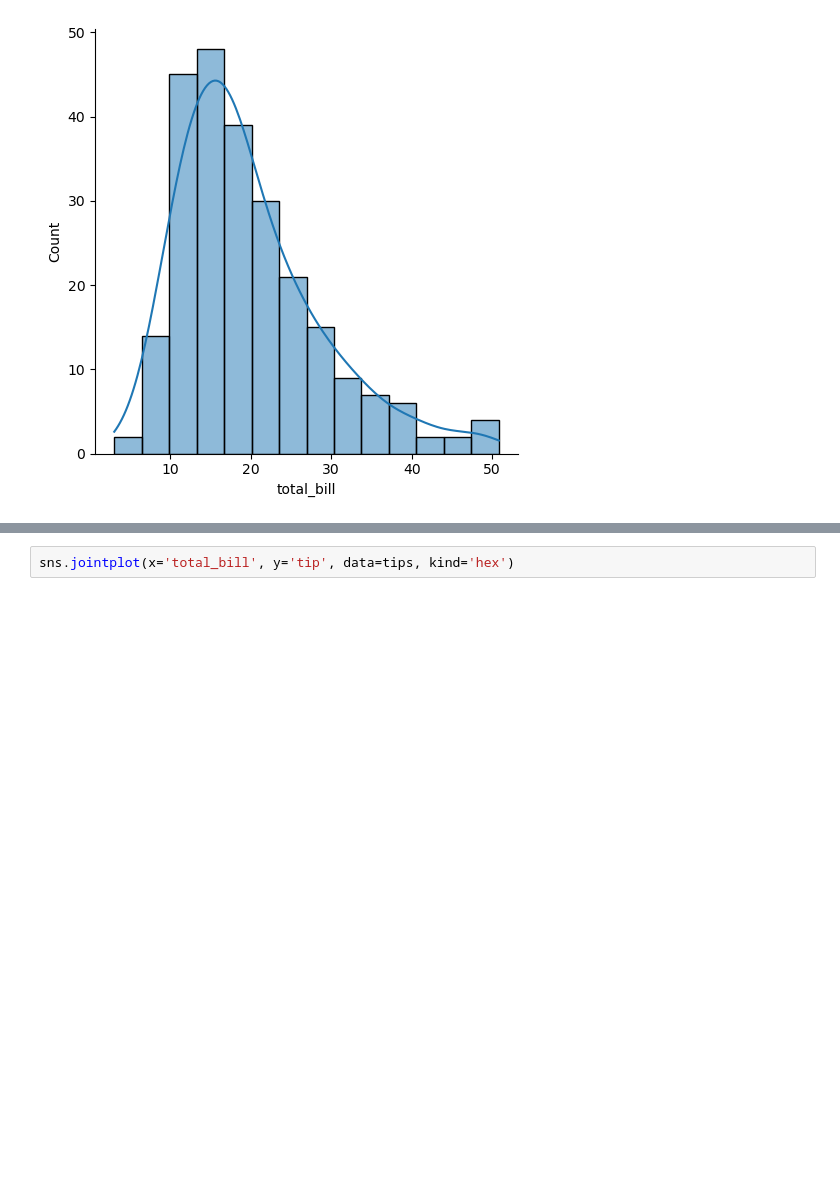
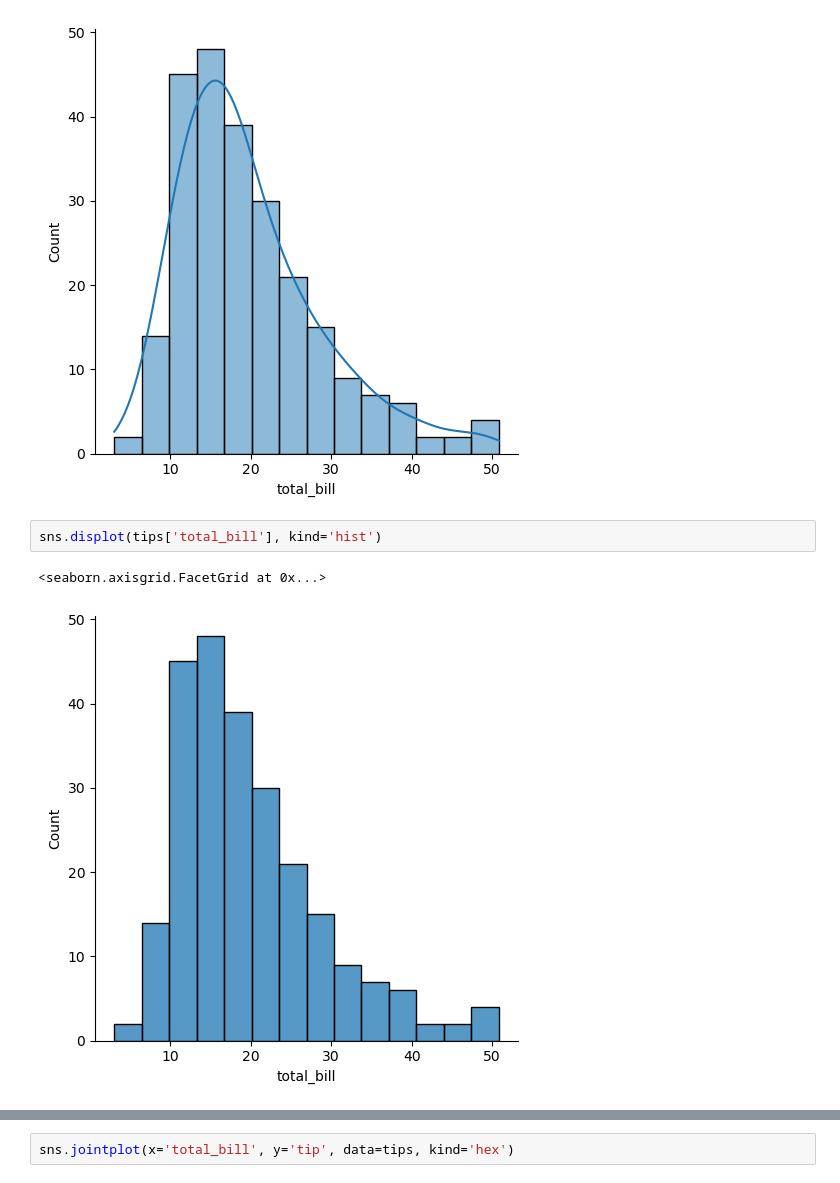
Before and after one commit to davidul/data-science, a Jupyter notebook: 05-matplotlib/02-seaborn.ipynb, the cells around one changed output, grey strips where cells are left out. Saved outputs shown, nothing was run; the diff lists cells and outputs as text; blank space fills up the shorter version.

Commit message:
plot

```diff
--- a/05-matplotlib/02-seaborn.ipynb
+++ b/05-matplotlib/02-seaborn.ipynb
@@ -22,3 +20,8 @@ sns.displot(tips['total_bill'], kde=True)
 # %% [output]
 <seaborn.axisgrid.FacetGrid at 0x...>
 [figure]
+# %%
+sns.displot(tips['total_bill'], kind='hist')
+# %% [output]
+<seaborn.axisgrid.FacetGrid at 0x...>
+[figure, added]
```
Also changed, not shown: parts of 10 cells of this notebook, 1 other file.
